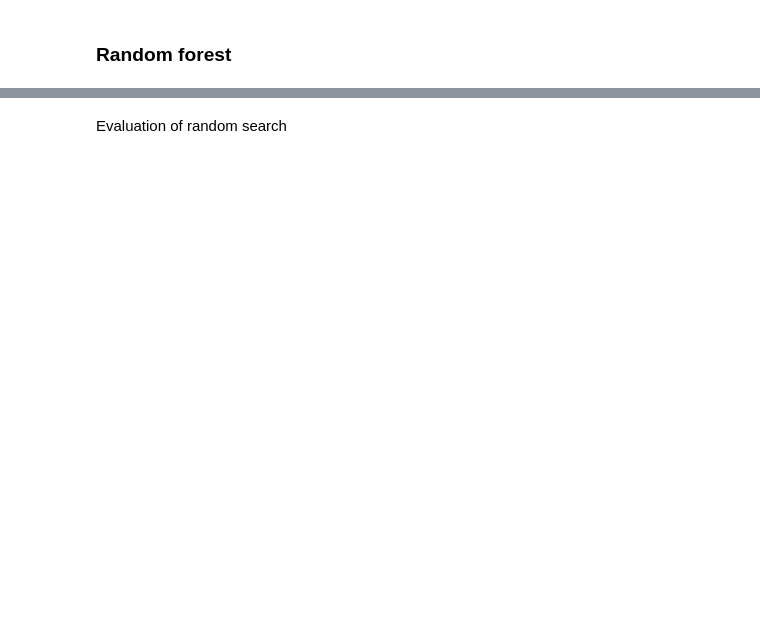
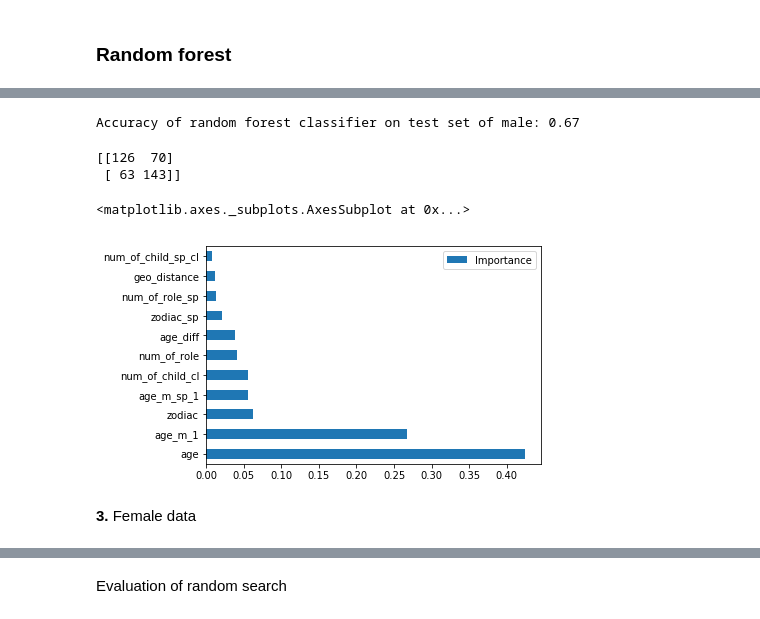
Before and after one commit to cyuancheng/BlogPost_Celebrity_Divorce, a Jupyter notebook: 05_ML.ipynb, the cells around one changed output, grey strips where cells are left out. Drawn from its saved outputs; the diff is of its cells as text; code cells hidden in the pictures; blank space fills up the shorter version.

```diff
--- a/05_ML.ipynb
+++ b/05_ML.ipynb
@@ -241,0 +322,11 @@ Best Model: RandomForestRegressor(bootstrap=True, criterion='mse', max_depth=10,
+# %%
+# Use the random grid to search for best hyperparameters
+
+# First create the base model to tune
+rf_model = RandomForestRegressor()
+
+# Random search of parameters, using 3 fold cross validation,
+# search across 100 different combinations, and use all available cores
+rf_random_M = RandomizedSearchCV(estimator = rf_model, param_distributions = random_grid,
+                               n_iter = 100, cv = 3, verbose=2, random_state=42, n_jobs = -1)
+rf_random_M.fit(X_M_train, y_M_train)
@@ -242,2 +361,31 @@ Best Model: RandomForestRegressor(bootstrap=True, criterion='mse', max_depth=10,
+# %%
+from sklearn.metrics import accuracy_score
+best_rf_model_M = rf_random_M.best_estimator_
+y_test_pred_rf_M = best_rf_model_M.predict(X_M_test).round()
+accuracy_M = accuracy_score(y_M_test, y_test_pred_rf_M)
+
+print('Accuracy of random forest classifier on test set of male: {:.2f}'.format(accuracy_M))
+# %% [output]
+Accuracy of random forest classifier on test set of male: 0.67
+# %%
+from sklearn.metrics import confusion_matrix, classification_report
+confusion_matrix_M = confusion_matrix(y_M_test, y_test_pred_rf_M)
+print(confusion_matrix_M)
+# %% [output]
+[[126  70]
+ [ 63 143]]
+# %%
+# feature importance
+
+importanceM = best_rf_model_M.feature_importances_
+importanceM = pd.DataFrame(importanceM, index=df_X_M.columns, columns=["Importance"])
+
+importanceM = importanceM.sort_values(by = 'Importance', ascending=False).head(12) #.sort_values(by='col1', ascending=False)
+importanceM.plot(kind='barh')
+# %% [output]
+<matplotlib.axes._subplots.AxesSubplot at 0x...>
+[figure, added]
+# %% [markdown]
+**3.** Female data
 # %%
 from sklearn.ensemble import RandomForestClassifier
```
Also changed, not shown: parts of 35 cells of this notebook, 4 other files.
